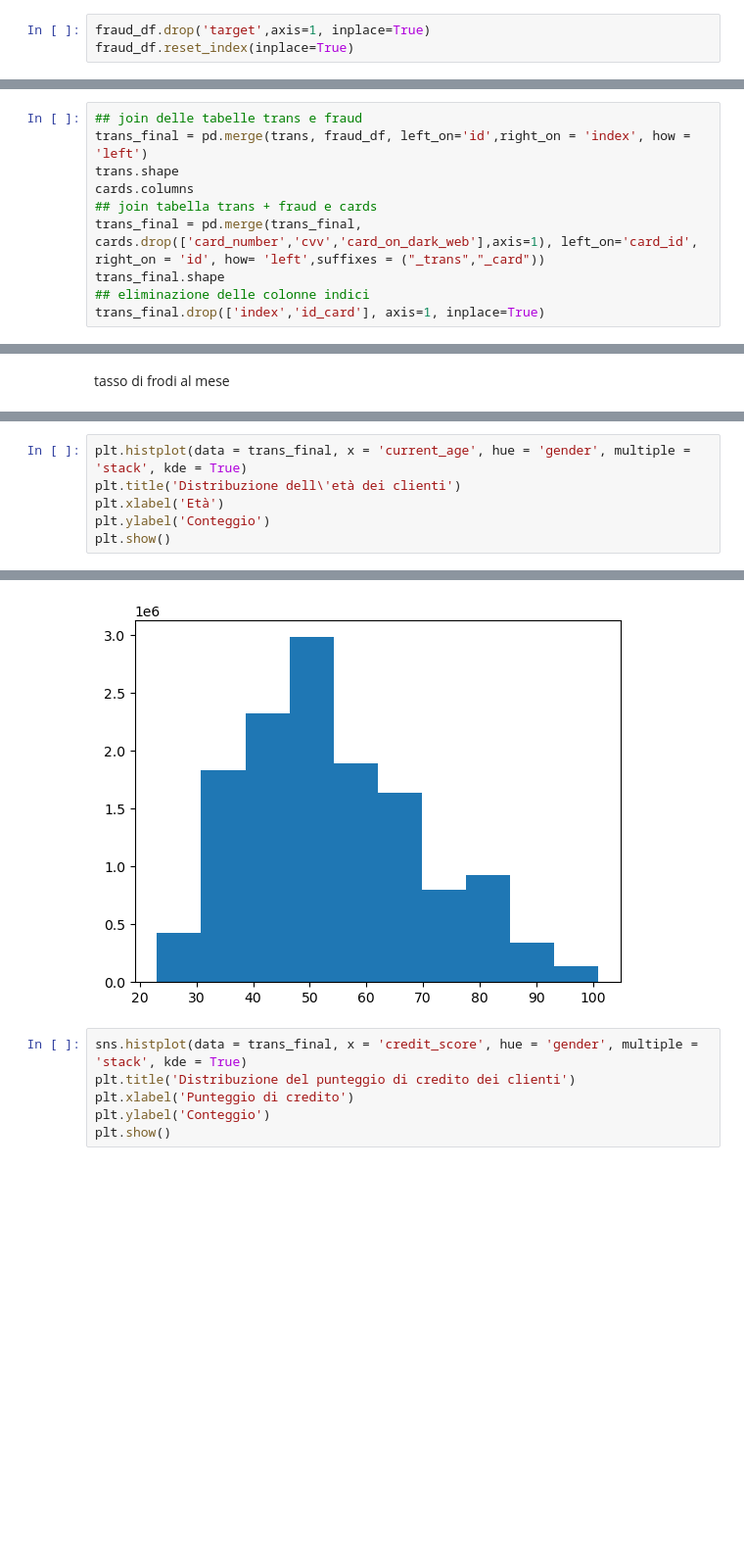
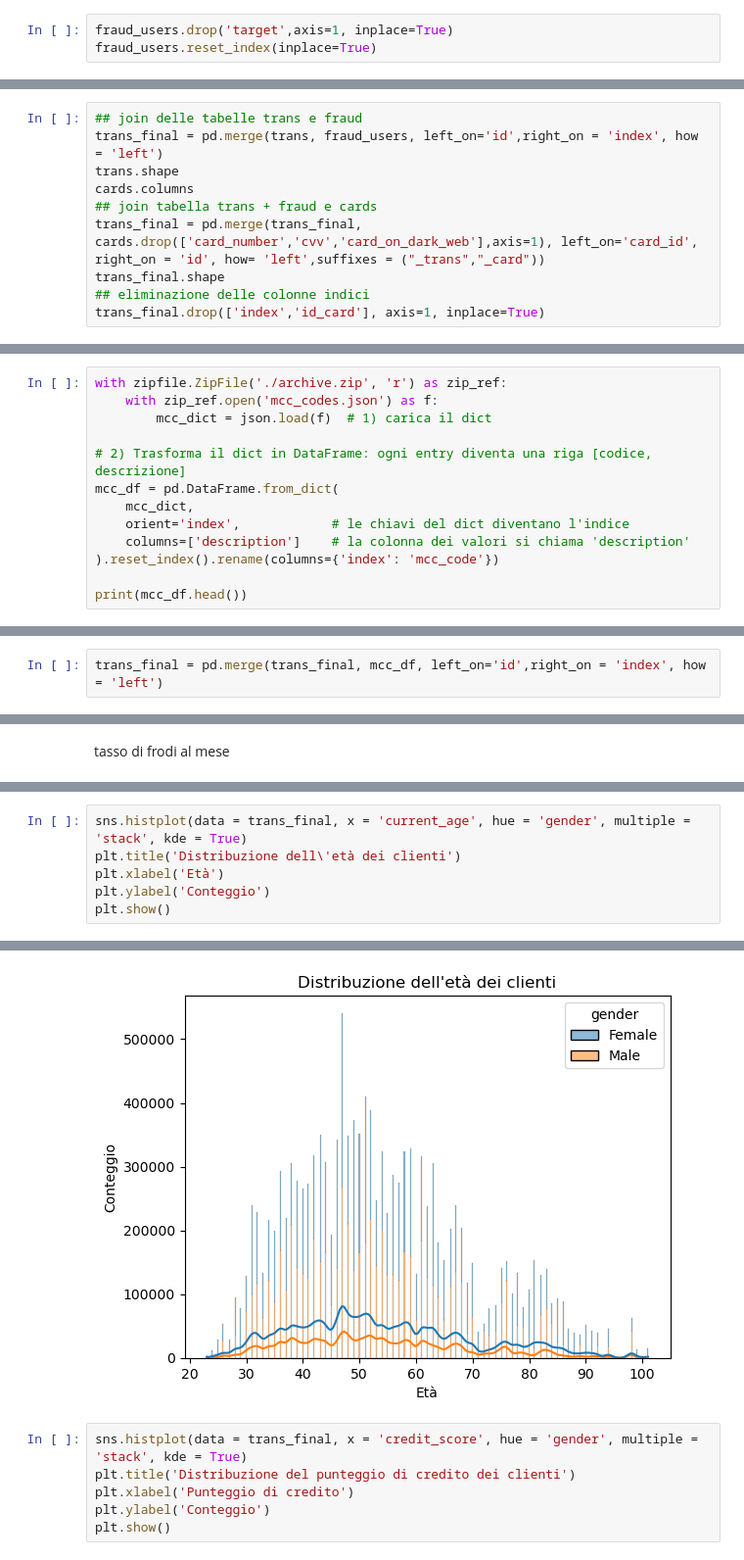
Before and after one commit to AlessandroPieragostini/Data-Science, a Jupyter notebook: data_science_cluster_class.ipynb, the cells around one changed output, grey strips where cells are left out. Shown at 98% size. Cells and saved outputs as stored; diff of their text form; blank space fills up the shorter version.

```diff
--- a/data_science_cluster_class.ipynb
+++ b/data_science_cluster_class.ipynb
@@ -338,8 +347,8 @@ fraud_df['fraud'] = [0 if item == 'No' else 1 for item in fraud_df['target']]
 # %% [markdown]
  modifico il file potermi poi connettere alla tabella delle transazioni
 # %%
-fraud_df.drop('target',axis=1, inplace=True)
-fraud_df.reset_index(inplace=True)
+fraud_users.drop('target',axis=1, inplace=True)
+fraud_users.reset_index(inplace=True)
 # %% [markdown]
 struttura finale
 # %%
@@ -357,7 +366,7 @@ Inizio Data Visualization
 Unificazione delle tabelle
 # %%
 ## join delle tabelle trans e fraud
-trans_final = pd.merge(trans, fraud_df, left_on='id',right_on = 'index', how = 'left')
+trans_final = pd.merge(trans, fraud_users, left_on='id',right_on = 'index', how = 'left')
 trans.shape
 cards.columns
 ## join tabella trans + fraud e cards
@@ -381,3 +390,16 @@ users.head()
 join con users e salvataggio tabella come pickle
 # %%
 trans_final = pd.merge(trans_final, users.drop('birth_month',axis=1),left_on='client_id_trans', right_on = 'id', how= 'left',suffixes = ("_trans","_user"))
+# %%
+with zipfile.ZipFile('./archive.zip', 'r') as zip_ref:
+    with zip_ref.open('mcc_codes.json') as f:
+        mcc_dict = json.load(f)  # 1) carica il dict
+
+# 2) Trasforma il dict in DataFrame: ogni entry diventa una riga [codice, descrizione]
+mcc_df = pd.DataFrame.from_dict(
+    mcc_dict,
+    orient='index',            # le chiavi del dict diventano l'indice
+    columns=['description']    # la colonna dei valori si chiama 'description'
+).reset_index().rename(columns={'index': 'mcc_code'})
+
+print(mcc_df.head())
@@ -384,3 +413,5 @@ trans_final = pd.merge(trans_final, users.drop('birth_month',axis=1),left_on='cl
+# %%
+trans_final = pd.merge(trans_final, mcc_df, left_on='id',right_on = 'index', how = 'left')
 # %%
 trans_final.to_pickle('./trans_final.pkl')
 # %% [markdown]
@@ -556,5 +598,5 @@ Name: count, dtype: int64
 # %%
-plt.histplot(data = trans_final, x = 'current_age', hue = 'gender', multiple = 'stack', kde = True)
+sns.histplot(data = trans_final, x = 'current_age', hue = 'gender', multiple = 'stack', kde = True)
 plt.title('Distribuzione dell\'età dei clienti')
 plt.xlabel('Età')
 plt.ylabel('Conteggio')
@@ -564,4 +605,4 @@ AttributeError: Rectangle.set() got an unexpected keyword argument 'hue'
-[figure, old version]
+[figure, new version]
 # %%
 sns.histplot(data = trans_final, x = 'credit_score', hue = 'gender', multiple = 'stack', kde = True)
 plt.title('Distribuzione del punteggio di credito dei clienti')
```
Also changed, not shown: parts of 39 cells of this notebook.
